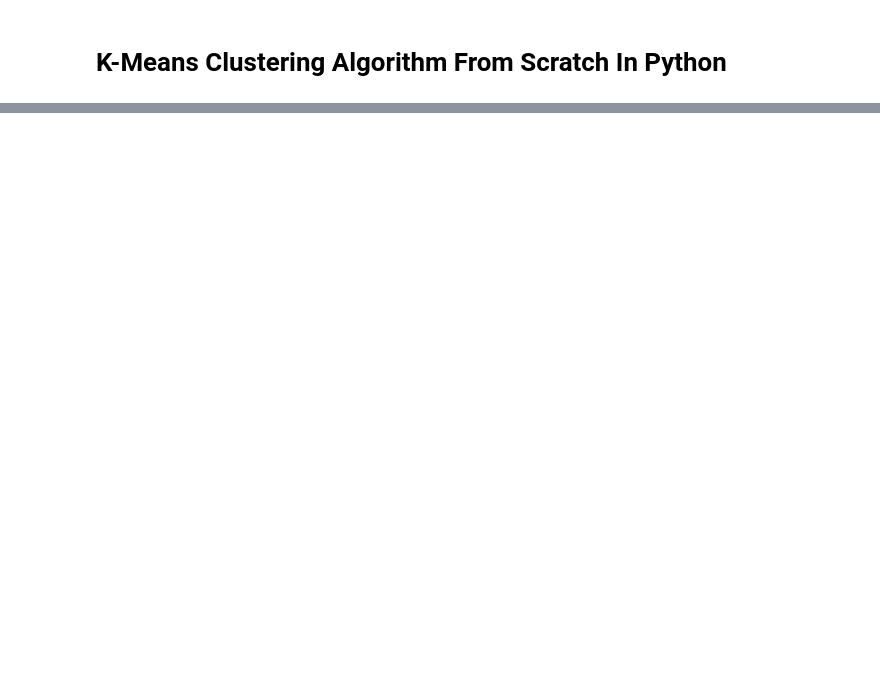
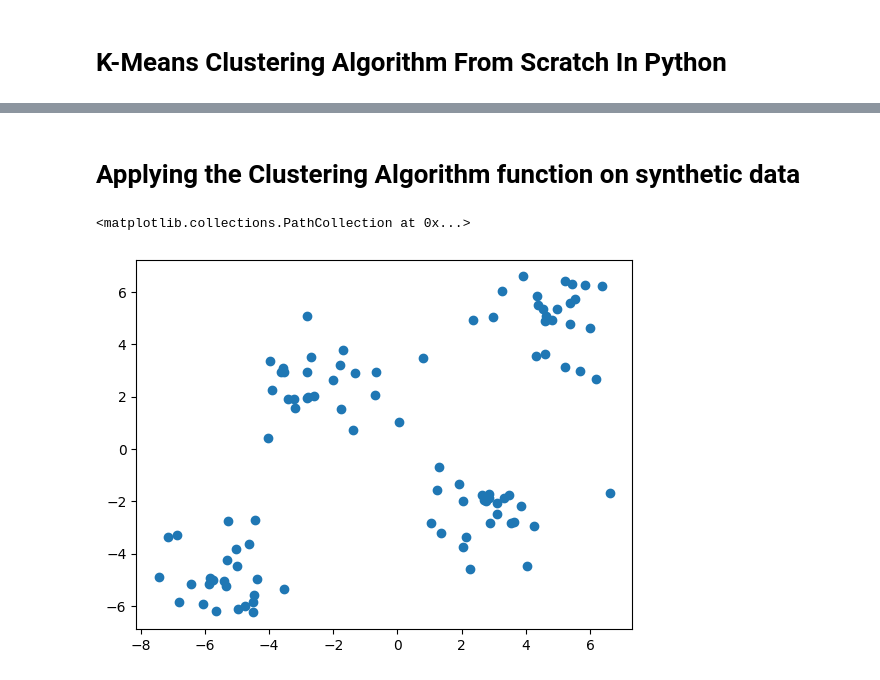
Before and after one commit to Saifullah785/machine-learning-engineer-roadmap, a Jupyter notebook: Lecture_67_kmeans_clustering_demo/Lecture_67_K_Means_Clustering_Algorithm.ipynb, the cells around one changed output, grey strips where cells are left out. Drawn from its saved outputs; the diff is of its cells as text; code cells hidden in the pictures; blank space fills up the shorter version.

```diff
--- a/Lecture_67_kmeans_clustering_demo/Lecture_67_K_Means_Clustering_Algorithm.ipynb
+++ b/Lecture_67_kmeans_clustering_demo/Lecture_67_K_Means_Clustering_Algorithm.ipynb
@@ -55,0 +101,15 @@ class KMeans:
+# %% [markdown]
+# **Applying the Clustering Algorithm function on synthetic data**
+# %%
+# Define initial centroids and standard deviation for generating synthetic data
+centroids = [(-5,-5),(5,5),(-2.5,2.5),(2.5,-2.5)]
+cluster_std = [1,1,1,1]
+
+# Generate synthetic data using make_blobs
+X,y = make_blobs(n_samples=100,cluster_std=cluster_std,centers=centroids,n_features=2,random_state=2)
+
+# Plot the generated data
+plt.scatter(X[:,0],X[:,1])
+# %% [output]
+<matplotlib.collections.PathCollection at 0x...>
+[figure, added]
```
Also changed, not shown: parts of 9 cells of this notebook.
